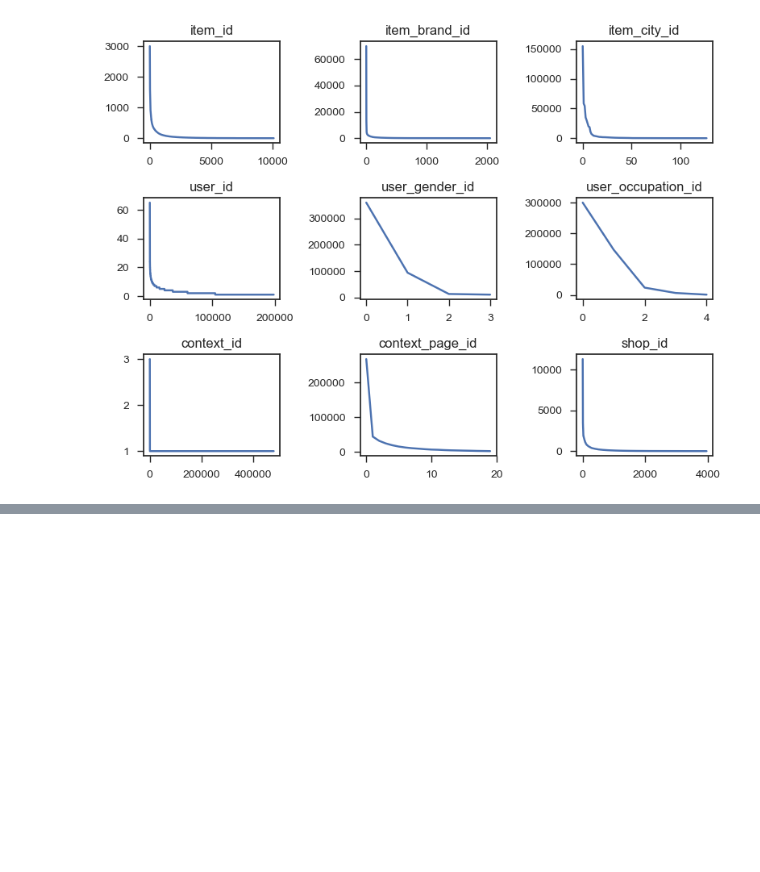
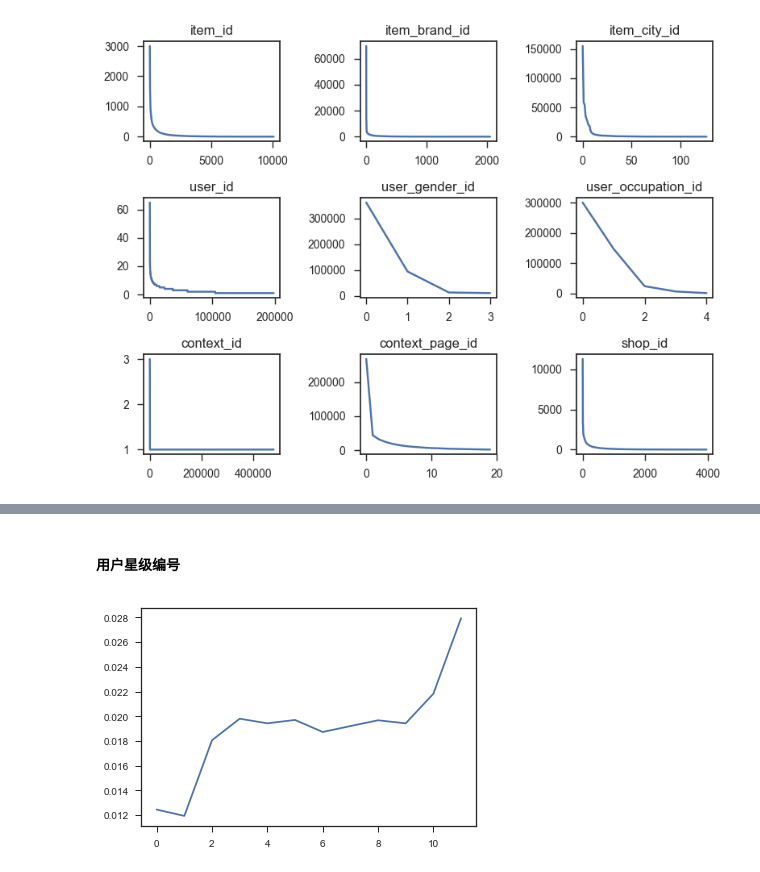
Before and after one commit to MagleHJ/Inter_Ad_Algo, a Jupyter notebook: src/feature_engineering.ipynb, the cells around one changed output, grey strips where cells are left out. Drawn from its saved outputs; the diff is of its cells as text; code cells hidden in the pictures; blank space fills up the shorter version.

```diff
--- a/src/feature_engineering.ipynb
+++ b/src/feature_engineering.ipynb
@@ -122,0 +250,13 @@ plt.tight_layout()
+# %% [markdown]
+#### 用户星级编号
+# %%
+fig = plt.figure()
+
+trade = ijcai_18_train[ijcai_18_train.is_trade == 1].user_star_level.value_counts()
+tot = ijcai_18_train.user_star_level.value_counts()
+
+df = trade / tot
+plt.plot(df.values)
+plt.show()
+# %% [output]
+[figure, added]
```
Also changed, not shown: parts of 56 cells of this notebook, 3 other files.
